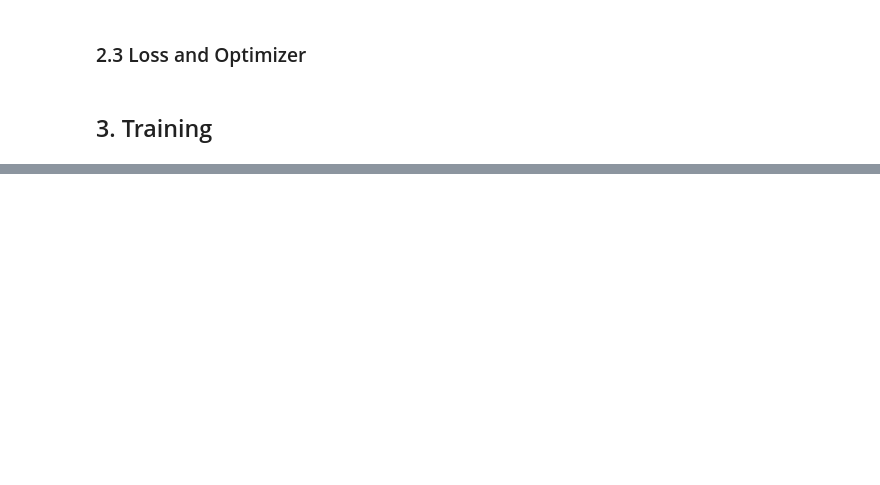
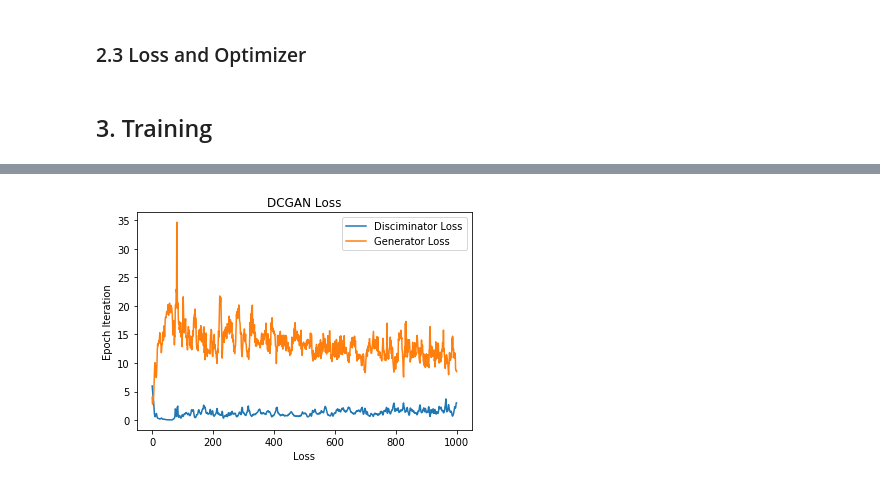
Before and after one commit to HarieshJay/DCGAN-Mountain-Scene-Generation, a Jupyter notebook: creating_art_with_DCGAN.ipynb, the cells around one changed output, grey strips where cells are left out. Drawn from its saved outputs; the diff is of its cells as text; code cells hidden in the pictures; blank space fills up the shorter version.

```diff
--- a/creating_art_with_DCGAN.ipynb
+++ b/creating_art_with_DCGAN.ipynb
@@ -223,0 +254,12 @@ train(train_dataset, EPOCHS)
+# %%
+disc_loss, gen_loss = np.loadtxt('disc_gen_loss.csv', delimiter=',', unpack=True)
+plt.plot(range(0,1001), disc_loss, label='Disciminator Loss')
+plt.plot(range(0,1001), gen_loss, label='Generator Loss')
+
+plt.xlabel('Loss')
+plt.ylabel('Epoch Iteration')
+plt.title('DCGAN Loss')
+plt.legend()
+plt.show()
+# %% [output]
+[figure, added]
```
Also changed, not shown: parts of 18 cells of this notebook, 1 other file.
